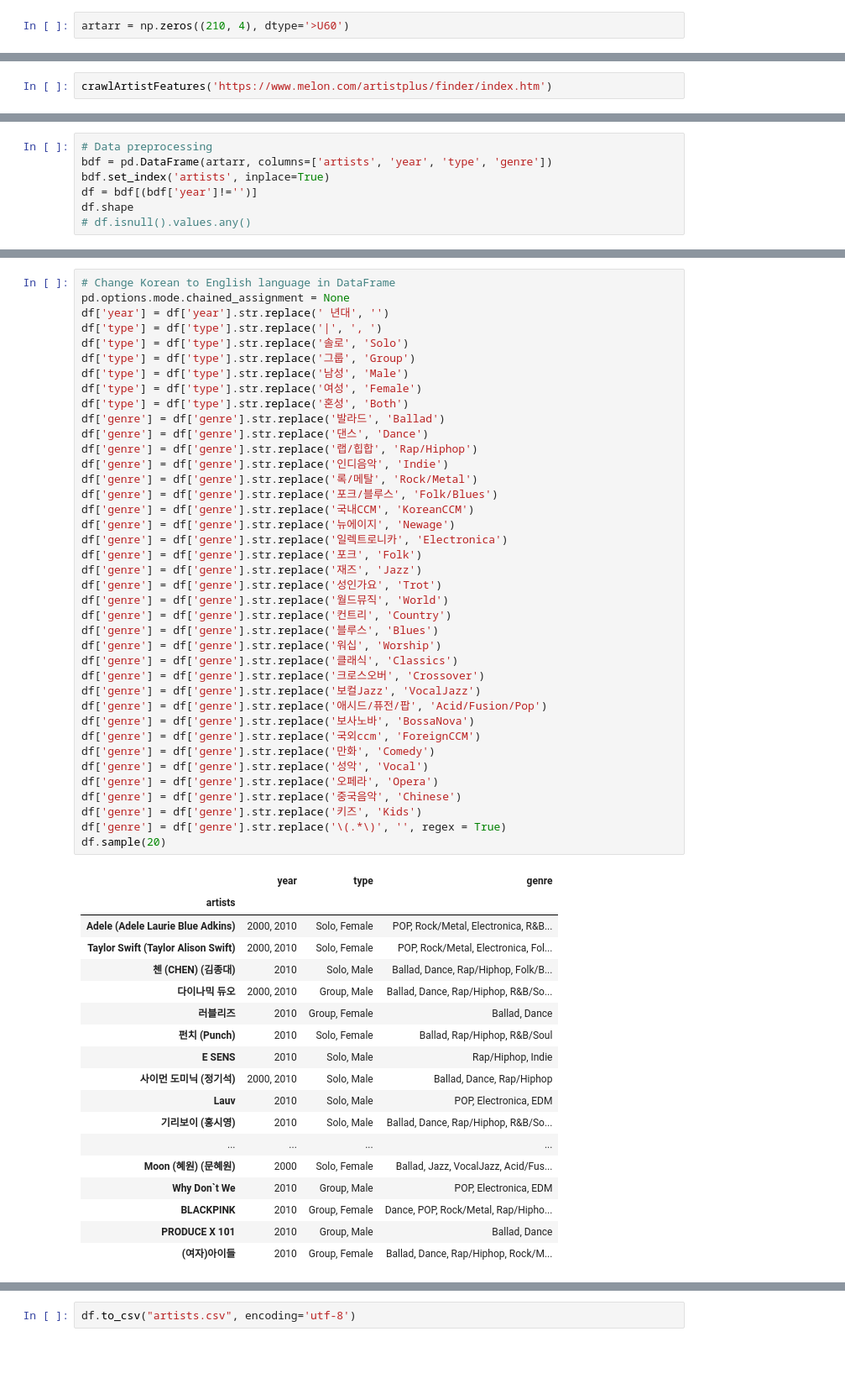
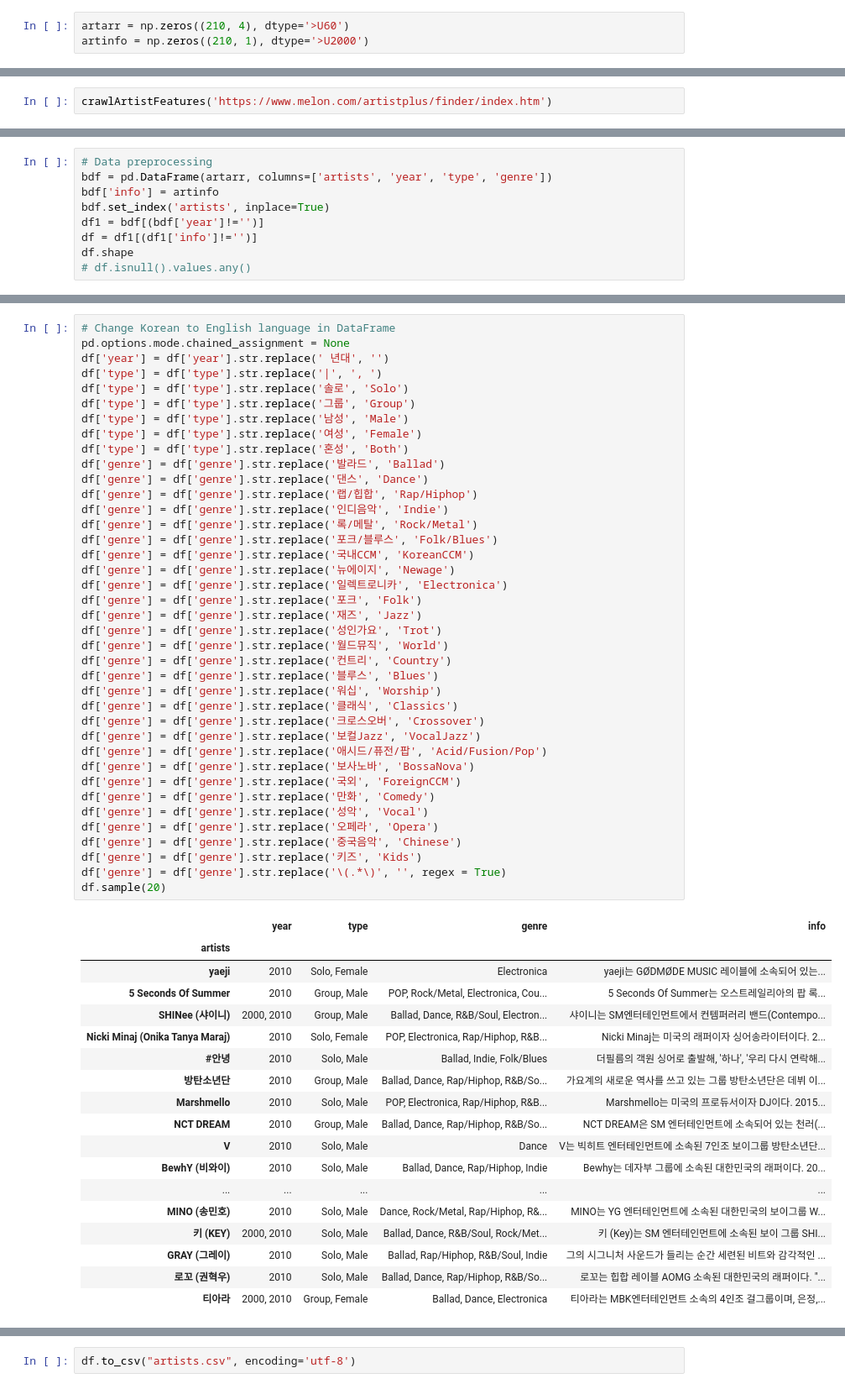
Before and after one commit to KAY1020/Melon_Recommendation_Systems, a Jupyter notebook: melon_artist_detail.ipynb, the cells around one changed output, grey strips where cells are left out. Shown at 84% size. Drawn from its saved outputs; the diff is of its cells as text; blank space fills up the shorter version.

```diff
--- a/melon_artist_detail.ipynb
+++ b/melon_artist_detail.ipynb
@@ -7,6 +7,7 @@ import numpy as np
 import pandas as pd
 # %%
 artarr = np.zeros((210, 4), dtype='>U60')
+artinfo = np.zeros((210, 1), dtype='>U2000')
 # %%
 def selection(driver, addrow, i, syllable):
     """Move into detailed info of each artists then crawl them"""
@@ -106,8 +117,10 @@ array([['기리보이 (홍시영)', '2010 년대', '솔로|남성',
 # %%
 # Data preprocessing
 bdf = pd.DataFrame(artarr, columns=['artists', 'year', 'type', 'genre'])
+bdf['info'] = artinfo
 bdf.set_index('artists', inplace=True)
-df = bdf[(bdf['year']!='')]
+df1 = bdf[(bdf['year']!='')]
+df = df1[(df1['info']!='')]
 df.shape
 # df.isnull().values.any()
 # %% [output]
@@ -124,49 +137,49 @@ df['type'] = df['type'].str.replace('여성', 'Female')
 df['type'] = df['type'].str.replace('혼성', 'Both')
 df['genre'] = df['genre'].str.replace('발라드', 'Ballad')
 df['genre'] = df['genre'].str.replace('댄스', 'Dance')
 df['genre'] = df['genre'].str.replace('랩/힙합', 'Rap/Hiphop')
 df['genre'] = df['genre'].str.replace('인디음악', 'Indie')
 df['genre'] = df['genre'].str.replace('록/메탈', 'Rock/Metal')
 df['genre'] = df['genre'].str.replace('포크/블루스', 'Folk/Blues')
 df['genre'] = df['genre'].str.replace('국내CCM', 'KoreanCCM')
 df['genre'] = df['genre'].str.replace('뉴에이지', 'Newage')
 df['genre'] = df['genre'].str.replace('일렉트로니카', 'Electronica')
 df['genre'] = df['genre'].str.replace('포크', 'Folk')
 df['genre'] = df['genre'].str.replace('재즈', 'Jazz')
 df['genre'] = df['genre'].str.replace('성인가요', 'Trot')
 df['genre'] = df['genre'].str.replace('월드뮤직', 'World')
 df['genre'] = df['genre'].str.replace('컨트리', 'Country')
 df['genre'] = df['genre'].str.replace('블루스', 'Blues')
 df['genre'] = df['genre'].str.replace('워십', 'Worship')
 df['genre'] = df['genre'].str.replace('클래식', 'Classics')
 df['genre'] = df['genre'].str.replace('크로스오버', 'Crossover')
 df['genre'] = df['genre'].str.replace('보컬Jazz', 'VocalJazz')
 df['genre'] = df['genre'].str.replace('애시드/퓨전/팝', 'Acid/Fusion/Pop')
 df['genre'] = df['genre'].str.replace('보사노바', 'BossaNova')
-df['genre'] = df['genre'].str.replace('국외ccm', 'ForeignCCM')
+df['genre'] = df['genre'].str.replace('국외', 'ForeignCCM')
 df['genre'] = df['genre'].str.replace('만화', 'Comedy')
 df['genre'] = df['genre'].str.replace('성악', 'Vocal')
 df['genre'] = df['genre'].str.replace('오페라', 'Opera')
 df['genre'] = df['genre'].str.replace('중국음악', 'Chinese')
 df['genre'] = df['genre'].str.replace('키즈', 'Kids')
 df['genre'] = df['genre'].str.replace('\(.*\)', '', regex = True)
 df.sample(20)
 # %% [output]
-|  | year | type | genre |
-| artists |  |  |  |
-| Adele (Adele Laurie Blue Adkins) | 2000, 2010 | Solo, Female | POP, Rock/Metal, Electronica, R&B... |
-| Taylor Swift (Taylor Alison Swift) | 2000, 2010 | Solo, Female | POP, Rock/Metal, Electronica, Fol... |
-| 첸 (CHEN) (김종대) | 2010 | Solo, Male | Ballad, Dance, Rap/Hiphop, Folk/B... |
-| 다이나믹 듀오 | 2000, 2010 | Group, Male | Ballad, Dance, Rap/Hiphop, R&B/So... |
-| 러블리즈 | 2010 | Group, Female | Ballad, Dance |
-| 펀치 (Punch) | 2010 | Solo, Female | Ballad, Rap/Hiphop, R&B/Soul |
-| E SENS | 2010 | Solo, Male | Rap/Hiphop, Indie |
-| 사이먼 도미닉 (정기석) | 2000, 2010 | Solo, Male | Ballad, Dance, Rap/Hiphop |
-| Lauv | 2010 | Solo, Male | POP, Electronica, EDM |
-| 기리보이 (홍시영) | 2010 | Solo, Male | Ballad, Dance, Rap/Hiphop, R&B/So... |
-| ... | ... | ... | ... |
-| Moon (혜원) (문혜원) | 2000 | Solo, Female | Ballad, Jazz, VocalJazz, Acid/Fus... |
-| Why Don`t We | 2010 | Group, Male | POP, Electronica, EDM |
-| BLACKPINK | 2010 | Group, Female | Dance, POP, Rock/Metal, Rap/Hipho... |
-| PRODUCE X 101 | 2010 | Group, Male | Ballad, Dance |
-| (여자)아이들 | 2010 | Group, Female | Ballad, Dance, Rap/Hiphop, Rock/M... |
+|  | year | type | genre | info |
+| artists |  |  |  |  |
+| yaeji | 2010 | Solo, Female | Electronica | yaeji는 GØDMØDE MUSIC 레이블에 소속되어 있는... |
+| 5 Seconds Of Summer | 2010 | Group, Male | POP, Rock/Metal, Electronica, Cou... | 5 Seconds Of Summer는 오스트레일리아의 팝 록... |
+| SHINee (샤이니) | 2000, 2010 | Group, Male | Ballad, Dance, R&B/Soul, Electron... | 샤이니는 SM엔터테인먼트에서 컨템퍼러리 밴드(Contempo... |
+| Nicki Minaj (Onika Tanya Maraj) | 2010 | Solo, Female | POP, Electronica, Rap/Hiphop, R&B... | Nicki Minaj는 미국의 래퍼이자 싱어송라이터이다. 2... |
+| #안녕 | 2010 | Solo, Male | Ballad, Indie, Folk/Blues | 더필름의 객원 싱어로 출발해, '하나', '우리 다시 연락해... |
+| 방탄소년단 | 2010 | Group, Male | Ballad, Dance, Rap/Hiphop, R&B/So... | 가요계의 새로운 역사를 쓰고 있는 그룹 방탄소년단은 데뷔 이... |
+| Marshmello | 2010 | Solo, Male | POP, Electronica, Rap/Hiphop, R&B... | Marshmello는 미국의 프로듀서이자 DJ이다. 2015... |
+| NCT DREAM | 2010 | Group, Male | Ballad, Dance, Rap/Hiphop, R&B/So... | NCT DREAM은 SM 엔터테인먼트에 소속되어 있는 천러(... |
+| V | 2010 | Solo, Male | Dance | V는 빅히트 엔터테인먼트에 소속된 7인조 보이그룹 방탄소년단... |
+| BewhY (비와이) | 2010 | Solo, Male | Ballad, Dance, Rap/Hiphop, Indie | Bewhy는 데자부 그룹에 소속된 대한민국의 래퍼이다. 20... |
+| ... | ... | ... | ... | ... |
+| MINO (송민호) | 2010 | Solo, Male | Dance, Rock/Metal, Rap/Hiphop, R&... | MINO는 YG 엔터테인먼트에 소속된 대한민국의 보이그룹 W... |
+| 키 (KEY) | 2000, 2010 | Solo, Male | Ballad, Dance, R&B/Soul, Rock/Met... | 키 (Key)는 SM 엔터테인먼트에 소속된 보이 그룹 SHI... |
+| GRAY (그레이) | 2010 | Solo, Male | Ballad, Rap/Hiphop, R&B/Soul, Indie | 그의 시그니처 사운드가 들리는 순간 세련된 비트와 감각적인 ... |
+| 로꼬 (권혁우) | 2010 | Solo, Male | Ballad, Dance, Rap/Hiphop, R&B/So... | 로꼬는 힙합 레이블 AOMG 소속된 대한민국의 래퍼이다. "... |
+| 티아라 | 2000, 2010 | Group, Female | Ballad, Dance, Electronica | 티아라는 MBK엔터테인먼트 소속의 4인조 걸그룹이며, 은정,... |
```
Also changed, not shown: parts of 21 cells of this notebook.
